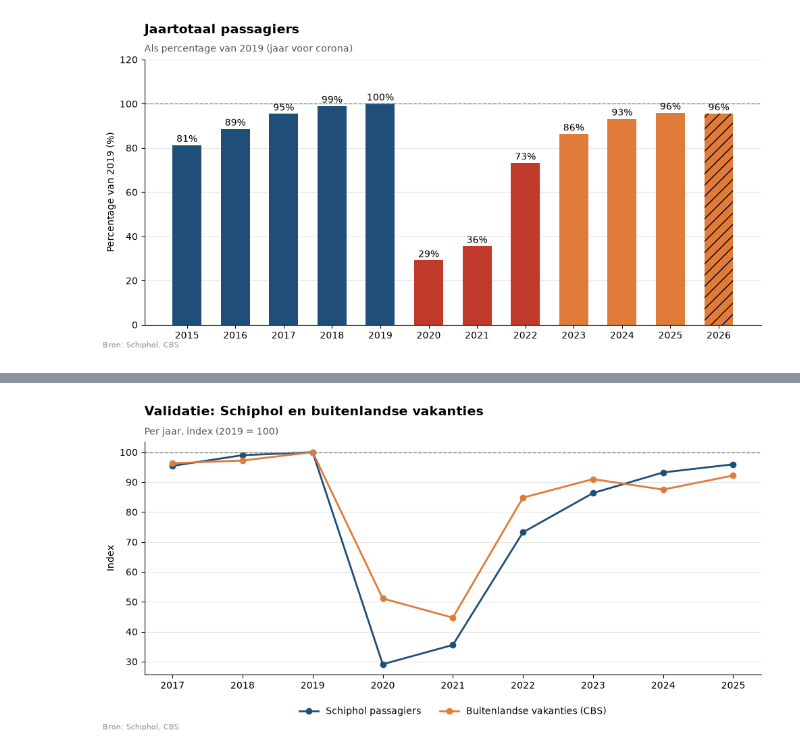
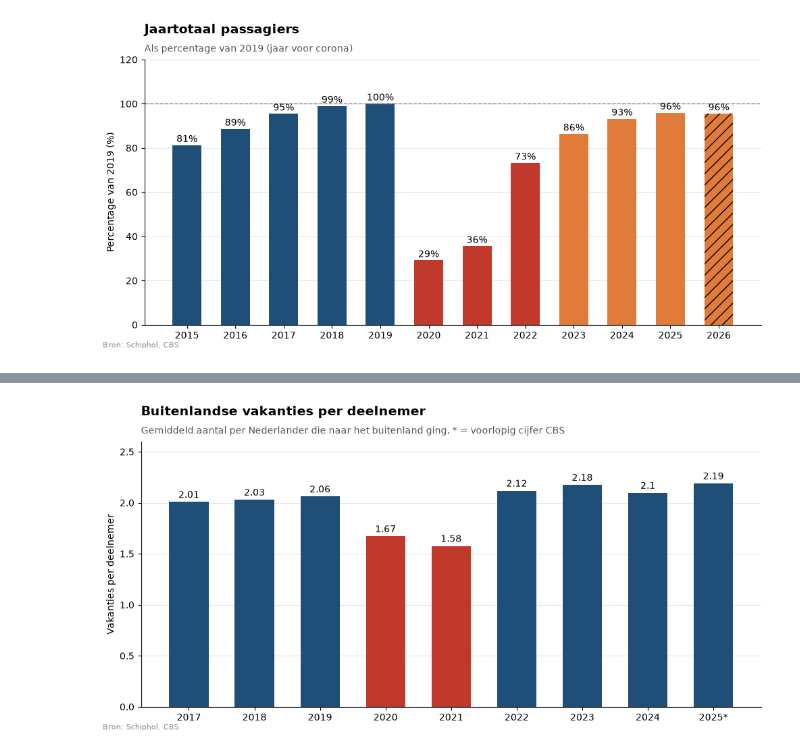
Before and after one commit to TIL6022-Python-Programming/Project_groep11, a Jupyter notebook: results_covid.ipynb, the cells around one changed output, grey strips where cells are left out. Drawn from its saved outputs; the diff is of its cells as text; code cells hidden in the pictures.

```diff
--- a/results_covid.ipynb
+++ b/results_covid.ipynb
@@ -227,34 +227,70 @@ print(val[['jaar', 'Passengers', 'pax_CBS', 'Pax_diff', 'Flights', 'atm_CBS', 'F
 print('Grootste afwijking passagiers:', round(val['Pax_diff'].abs().max(), 4), '%')
 print('Grootste afwijking vliegbewegingen:', round(val['Flights_diff'].abs().max(), 4), '%')
 
-# Plot 1: jaartotalen naast elkaar
-fig, ax = make_figure('Validatie: passagiers per jaar', 'Schiphol-data t.o.v. CBS (2020-2021 ontbreken in het CBS-bestand)', 'Passagiers (miljoen)')
-ax.bar(val['jaar'] - 0.2, val['Passengers'] / 1e6, width=0.38, color=colors['main'], label='Schiphol (maanddata opgeteld)')
-ax.bar(val['jaar'] + 0.2, val['pax_CBS'] / 1e6, width=0.38, color=colors['second'], label='CBS')
-ax.set_xticks(val['jaar'])
+# Plot 1: gingen er minder mensen naar het buitenland op vakantie toen er minder werd gevlogen?
+# 'Flights' telt starts en landingen samen; vertrekkende vluchten zijn ongeveer de helft, dus de index blijft gelijk
+# CBS telt t/m 2020 in vakantiejaren (1 okt t/m 30 sep) en vanaf 2021 in kalenderjaren: de vluchten tellen we net zo
+# okt-dec 2020 valt daardoor in geen enkel CBS-jaar
+data['CBS_jaar'] = data['Year'].astype(float)
+data.loc[(data['Year'] <= 2019) & (data['Month_Num'] >= 10), 'CBS_jaar'] += 1
+data.loc[(data['Year'] == 2020) & (data['Month_Num'] >= 10), 'CBS_jaar'] = np.nan
+cbs_flights = data.groupby('CBS_jaar')['Flights'].sum()
+cbs_flights.index = cbs_flights.index.astype(int)
+flights_idx = cbs_flights / cbs_flights.loc[base_year] * 100
+vak_jaren = vakanties['jaar']
+vak_idx = vakanties['buitenl_vakanties_idx_2019=100']
+deelnemers_idx = vakanties['buitenl_deelnemers_idx_2019=100']
+flights_vak = flights_idx.loc[vak_jaren].values
+jaar_labels = [str(j) + '*' if j == 2025 else str(j) for j in vak_jaren]   # 2025 is voorlopig bij CBS
+
+vergelijking = pd.DataFrame({'jaar': vak_jaren, 'vluchten': flights_vak, 'buitenl_vakanties': vak_idx, 'deelnemers': deelnemers_idx})
+print(vergelijking.round(1).to_string(index=False))
+print('Correlatie vluchten en buitenlandse vakanties:', round(np.corrcoef(flights_vak, vak_idx)[0, 1], 3))
+print('Correlatie vluchten en deelnemers:', round(np.corrcoef(flights_vak, deelnemers_idx)[0, 1], 3))
+zonder_shock = ~vak_jaren.isin([2020, 2021]).values
+print('Zelfde correlaties zonder 2020-2021:', round(np.corrcoef(flights_vak[zonder_shock], vak_idx[zonder_shock])[0, 1], 3),
+      'en', round(np.corrcoef(flights_vak[zonder_shock], deelnemers_idx[zonder_shock])[0, 1], 3))
+
+fig, ax = make_figure('Vluchten vanaf Schiphol en buitenlandse vakanties', 'Index (' + str(base_year) + ' = 100), t/m 2020 vakantiejaren (okt-sep), daarna kalenderjaren, * = voorlopig cijfer CBS', 'Index')
+ax.plot(vak_jaren, flights_vak, color=colors['main'], linewidth=2, marker='o', label='Vluchten Schiphol')
+ax.plot(vak_jaren, vak_idx, color=colors['second'], linewidth=2, marker='o', label='Buitenlandse vakanties (CBS)')
+ax.plot(vak_jaren, deelnemers_idx, color=colors['good'], linewidth=2, marker='o', label='Nederlanders op vakantie in buitenland (CBS)')
+ax.axhline(100, linestyle='--', color=colors['grey'], linewidth=1)
+ax.axvline(2020.5, linestyle=':', color=colors['grey'], linewidth=1)     # overgang naar kalenderjaren bij CBS
+ax.set_xticks(vak_jaren)
+ax.set_xticklabels(jaar_labels)
 finish(ax)
 
-# Plot 2: afwijking in procenten (let op: de schaal is heel klein)
-fig, ax = make_figure('Validatie: afwijking t.o.v. CBS', 'Schiphol minus CBS, in % van CBS (let op de kleine schaal)', 'Afwijking (%)')
-ax.bar(val['jaar'] - 0.2, val['Pax_diff'], width=0.38, color=colors['main'], label='Passagiers')
-ax.bar(val['jaar'] + 0.2, val['Flights_diff'], width=0.38, color=colors['second'], label='Vliegbewegingen')
+# Plot 2: bewegen vluchten en vakanties elk jaar dezelfde kant op?
+jaarcijfers = vakanties.set_index('jaar')
+yoy_vak = jaarcijfers['buitenl_vakanties_x1000'].pct_change().dropna() * 100
+yoy_flights = cbs_flights.loc[vak_jaren].pct_change().dropna() * 100
+yoy_jaren = yoy_vak.index
+zelfde_richting = (np.sign(yoy_vak.values) == np.sign(yoy_flights.values)).sum()
+print('Zelfde richting in', zelfde_richting, 'van de', len(yoy_jaren), 'jaren')
+print(pd.DataFrame({'vluchten_%': yoy_flights.values, 'vakanties_%': yoy_vak.values}, index=yoy_jaren).round(1).to_string())
+
+fig, ax = make_figure('Verandering t.o.v. het jaar ervoor', 'Vluchten Schiphol en buitenlandse vakanties (2021: overgang naar kalenderjaren), * = voorlopig cijfer CBS', 'Verandering (%)')
+ax.bar(yoy_jaren - 0.2, yoy_flights.values, width=0.38, color=colors['main'], label='Vluchten Schiphol')
+ax.bar(yoy_jaren + 0.2, yoy_vak.values, width=0.38, color=colors['second'], label='Buitenlandse vakanties (CBS)')
 ax.axhline(0, color=colors['grey'], linewidth=1)
-ax.set_xticks(val['jaar'])
+ax.set_xticks(yoy_jaren)
+ax.set_xticklabels(jaar_labels[1:])
 finish(ax)
 
-# Plot 3: volgt Schiphol de buitenlandse vakanties van Nederlanders?
-schiphol_idx = year_totals['Passengers'] / year_totals.loc[base_year, 'Passengers'] * 100
-vak_jaren = vakanties['jaar']
-vak_idx = vakanties['buitenl_vakanties_idx_2019=100']
-schiphol_vak = schiphol_idx.loc[vak_jaren].values
-print('Correlatie Schiphol en buitenlandse vakanties:', round(np.corrcoef(schiphol_vak, vak_idx)[0, 1], 3))
+# Plot 3: gingen de mensen die wel naar het buitenland gingen ook minder vaak?
+per_deelnemer = vakanties['buitenl_vakanties_x1000'] / vakanties['buitenl_deelnemers_x1000']
+print(pd.DataFrame({'jaar': vak_jaren, 'vakanties_per_deelnemer': per_deelnemer}).round(2).to_string(index=False))
 
-fig, ax = make_figure('Validatie: Schiphol en buitenlandse vakanties', 'Per jaar, index (' + str(base_year) + ' = 100)', 'Index')
-ax.plot(vak_jaren, schiphol_vak, color=colors['main'], linewidth=2, marker='o', label='Schiphol passagiers')
-ax.plot(vak_jaren, vak_idx, color=colors['second'], linewidth=2, marker='o', label='Buitenlandse vakanties (CBS)')
-ax.axhline(100, linestyle='--', color=colors['grey'], linewidth=1)
+fig, ax = make_figure('Buitenlandse vakanties per deelnemer', 'Gemiddeld aantal per Nederlander die naar het buitenland ging, * = voorlopig cijfer CBS', 'Vakanties per deelnemer')
+bar_colors = [colors['bad'] if j in (2020, 2021) else colors['main'] for j in vak_jaren]
+ax.bar(vak_jaren, per_deelnemer, color=bar_colors, width=0.6)
+for j, v in zip(vak_jaren, per_deelnemer):
+    ax.text(j, v + 0.04, str(round(v, 2)), ha='center', fontsize=10)
+ax.set_ylim(0, 2.6)
 ax.set_xticks(vak_jaren)
-finish(ax)
+ax.set_xticklabels(jaar_labels)
+finish(ax, legend=False)
 # %% [output]
  jaar  Passengers  pax_CBS  Pax_diff  Flights  atm_CBS  Flights_diff
  2017    68401146 68400387    0.0011   496747   496739        0.0016
@@ -271 +335 @@ Correlatie Schiphol en buitenlandse vakanties: 0.976
-[figure, old version]
+[figure, new version]
```
Also changed, not shown: parts of 1 cell of this notebook, 2 other files.
